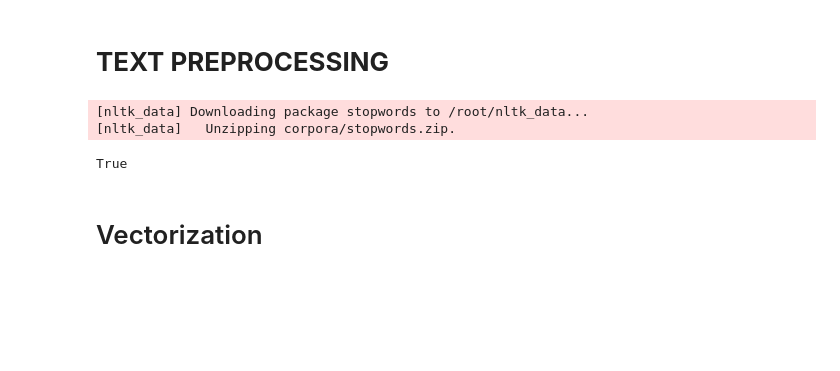
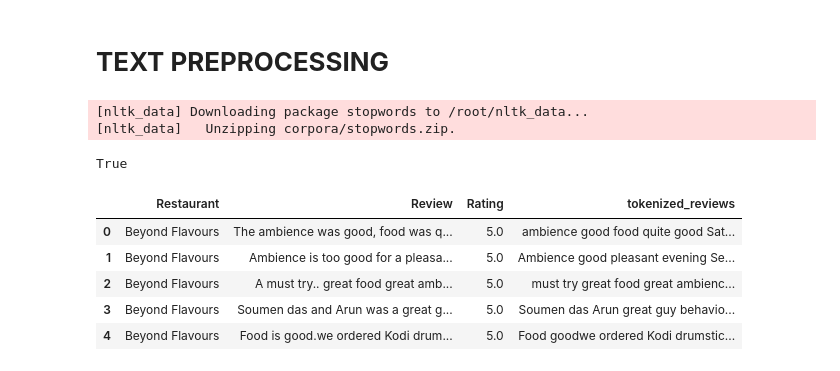
Before and after one commit to Ganeshwalimbe/ZOMATO-RESTAURANT-CLUSTERING-AND-SENTIMENT-ANALYSIS, a Jupyter notebook: Ganesh_Walimbe_Capstone_project_ZOMATO_RESTAURANT_CLUSTERING_AND_SENTIMENT_ANALYSIS.ipynb, the cells around one changed output. Cells and saved outputs as stored; diff of their text form; code cells hidden in the pictures; blank space fills up the shorter version.

```diff
--- a/Ganesh_Walimbe_Capstone_project_ZOMATO_RESTAURANT_CLUSTERING_AND_SENTIMENT_ANALYSIS.ipynb
+++ b/Ganesh_Walimbe_Capstone_project_ZOMATO_RESTAURANT_CLUSTERING_AND_SENTIMENT_ANALYSIS.ipynb
@@ -828,5 +828,13 @@ def text_process(msg):
 pd.set_option('display.max_colwidth', -1)
 # %%
 df_sentiment['tokenized_reviews'] = df_sentiment['Review'].apply(text_process)
-# %% [markdown]
-# Vectorization
+# %%
+df_sentiment=df_sentiment.drop(['Name','Cost','Cuisines','Timings','Reviewer','Time','Pictures','Reviews','Followers','Year','Month','Hour'],axis=1)
+df_sentiment.head()
+# %% [output]
+|  | Restaurant | Review | Rating | tokenized_reviews |
+| 0 | Beyond Flavours | The ambience was good, food was q... | 5.0 | ambience good food quite good Sat... |
+| 1 | Beyond Flavours | Ambience is too good for a pleasa... | 5.0 | Ambience good pleasant evening Se... |
+| 2 | Beyond Flavours | A must try.. great food great amb... | 5.0 | must try great food great ambienc... |
+| 3 | Beyond Flavours | Soumen das and Arun was a great g... | 5.0 | Soumen das Arun great guy behavio... |
+| 4 | Beyond Flavours | Food is good.we ordered Kodi drum... | 5.0 | Food goodwe ordered Kodi drumstic... |
```
Also changed, not shown: parts of 37 cells of this notebook.
